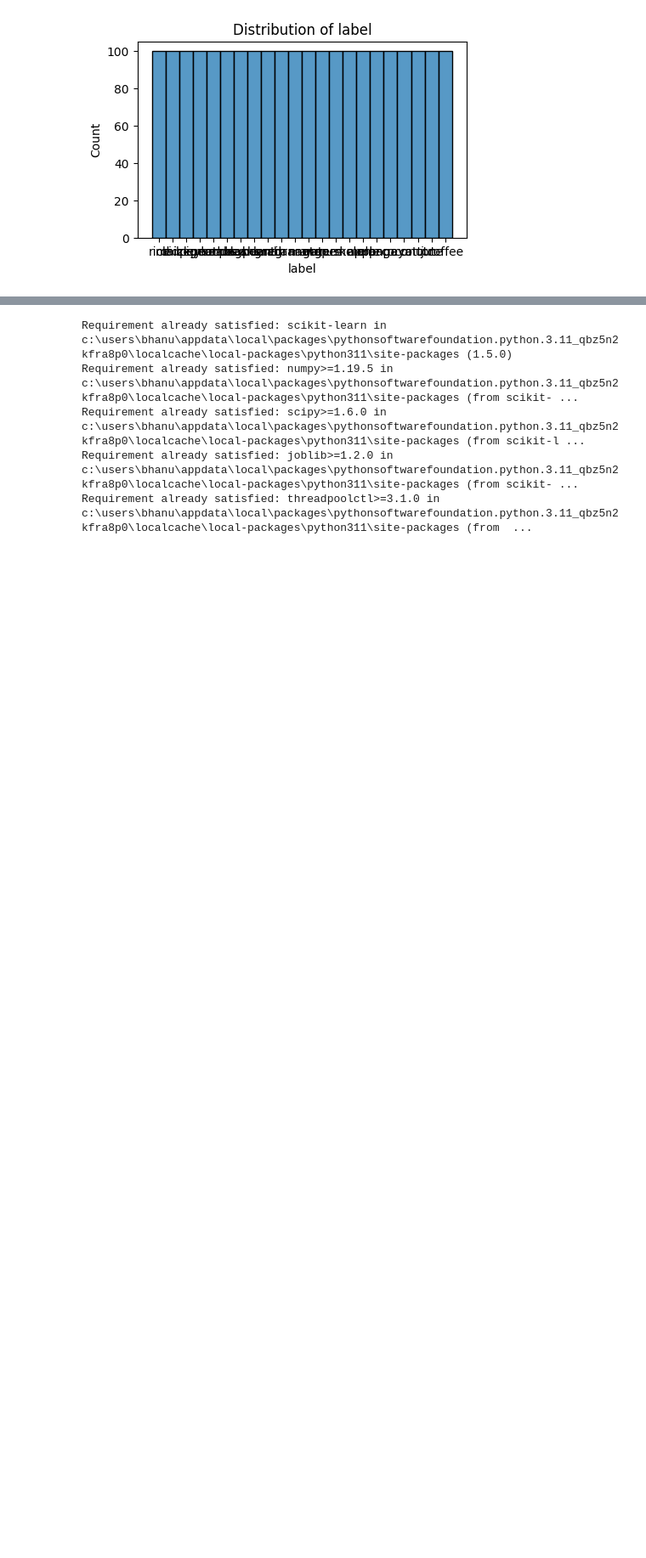
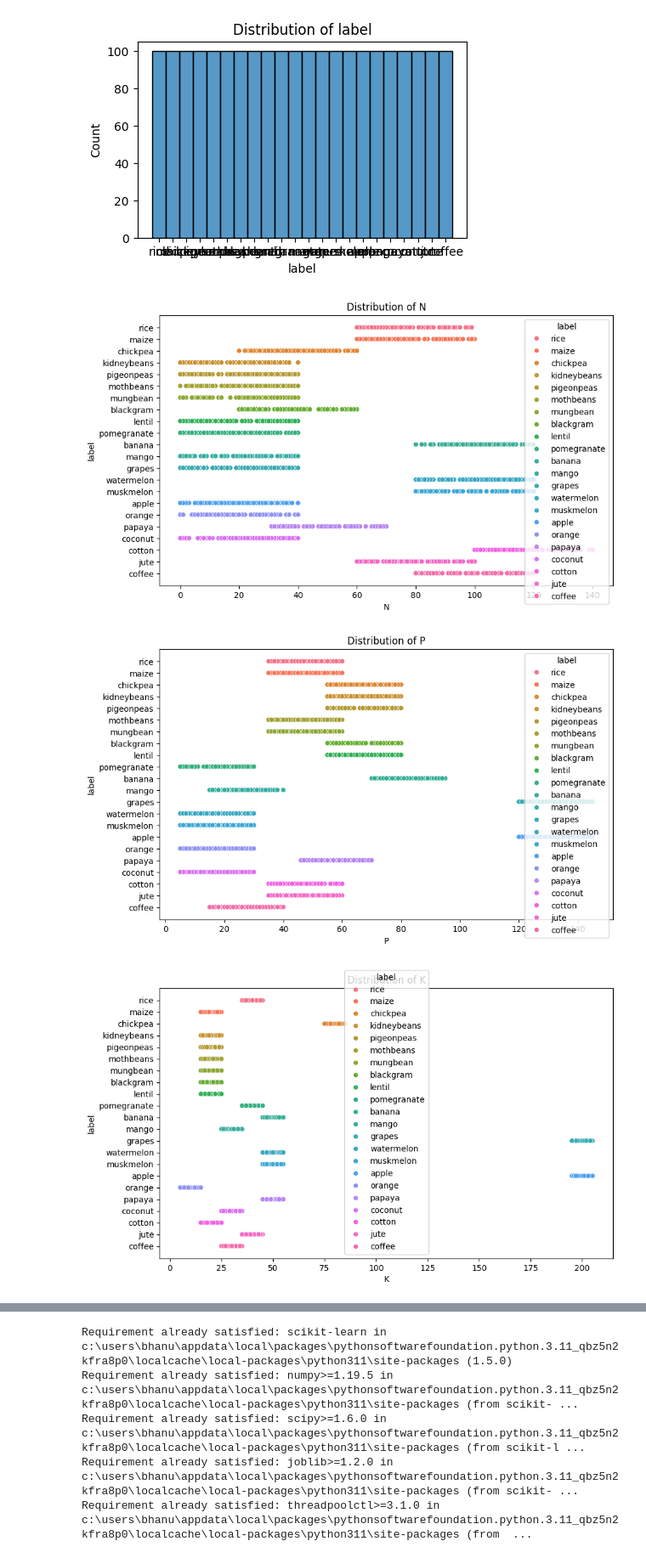
Before and after one commit to bhanurana430/Crop-recommendation-machine-learninghine-, a Jupyter notebook: main.ipynb, the cells around one changed output, grey strips where cells are left out. Shown at 85% size. Cells and saved outputs as stored; diff of their text form; code cells hidden in the pictures; blank space fills up the shorter version.

```diff
--- a/main.ipynb
+++ b/main.ipynb
@@ -135,8 +135,12 @@ for column in df.columns:
 #     plt.title(f'Distribution of {column}')
 #     plt.show()
 # %%
-# for column in df.columns:
-#     plt.figure(figsize=(10,6))
-#     sns.scatterplot(data=df, x=column, y='label', hue='label')
-#     plt.title(f'Distribution of {column}')
-#     plt.show()
+for column in df.columns:
+    plt.figure(figsize=(10,6))
+    sns.scatterplot(data=df, x=column, y='label', hue='label')
+    plt.title(f'Distribution of {column}')
+    plt.show()
+# %% [output]
+[figure, added]
+[figure, added]
+[figure, added]
```
Also changed, not shown: parts of 5 cells of this notebook.
